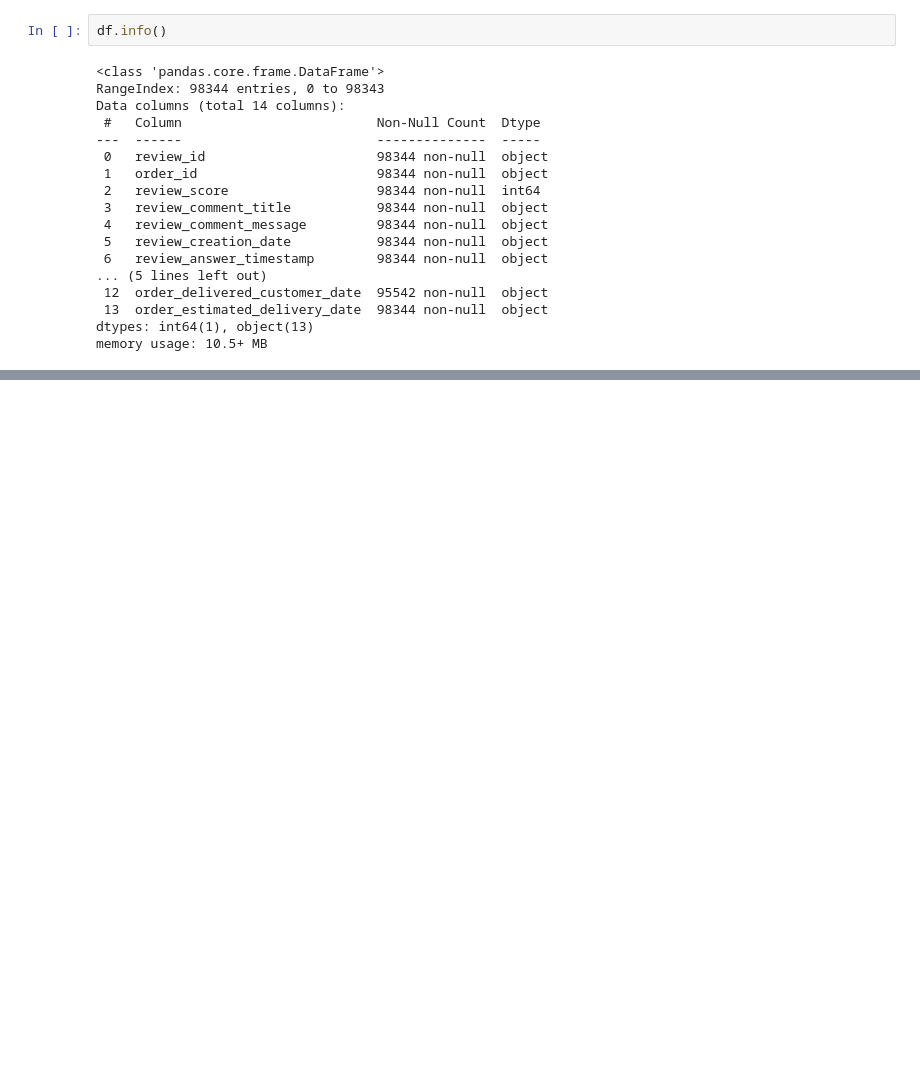
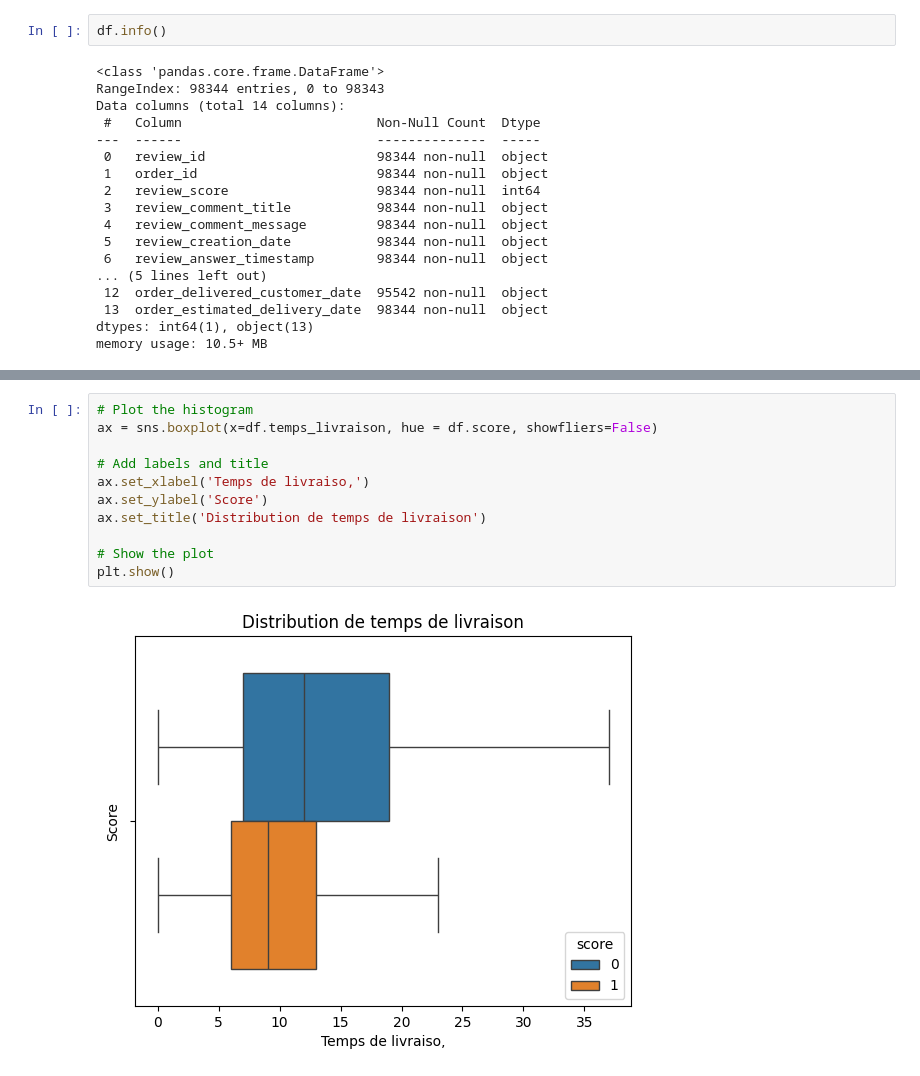
Before and after one commit to charles-42/date_engineer_week_brief, a Jupyter notebook: analyse.ipynb, the cells around one changed output, grey strips where cells are left out. Cells and saved outputs as stored; diff of their text form; blank space fills up the shorter version.

```diff
--- a/analyse.ipynb
+++ b/analyse.ipynb
@@ -113,0 +189,13 @@ memory usage: 10.5+ MB
+# %%
+# Plot the histogram
+ax = sns.boxplot(x=df.temps_livraison, hue = df.score, showfliers=False)
+
+# Add labels and title
+ax.set_xlabel('Temps de livraiso,')
+ax.set_ylabel('Score')
+ax.set_title('Distribution de temps de livraison')
+
+# Show the plot
+plt.show()
+# %% [output]
+[figure, added]
```
Also changed, not shown: parts of 24 cells of this notebook, 2 other files.
